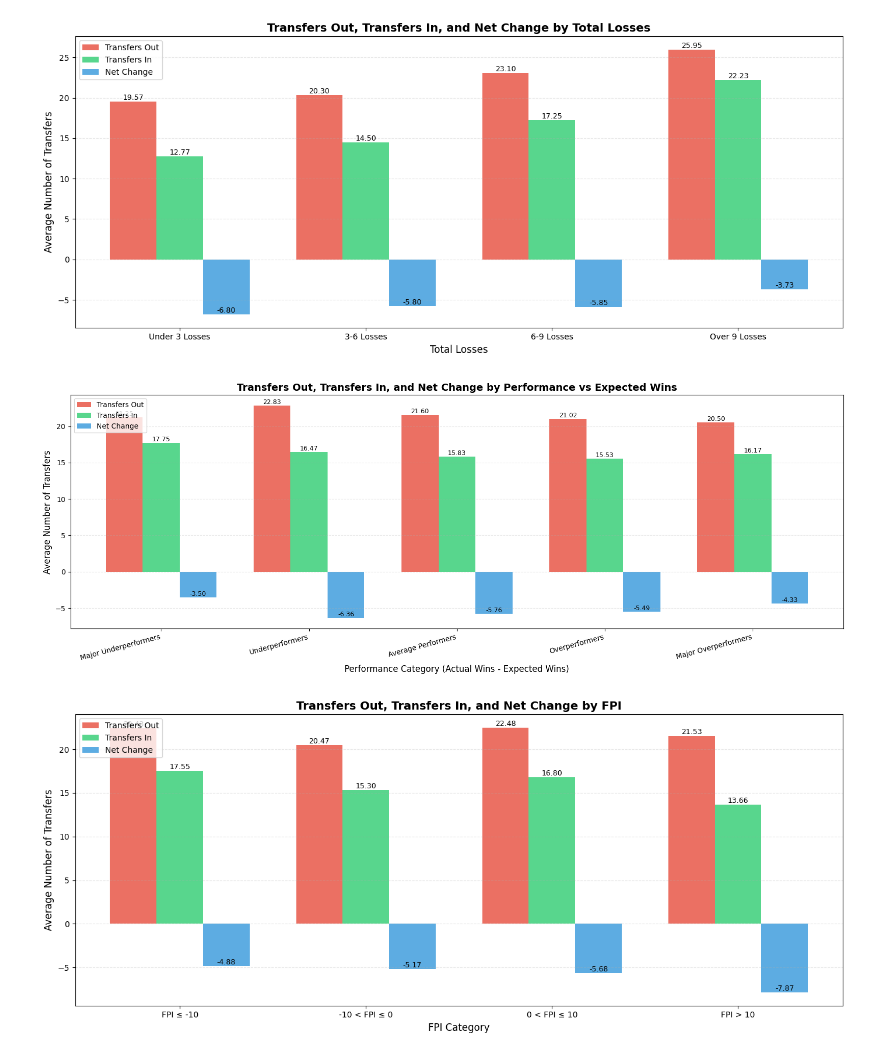
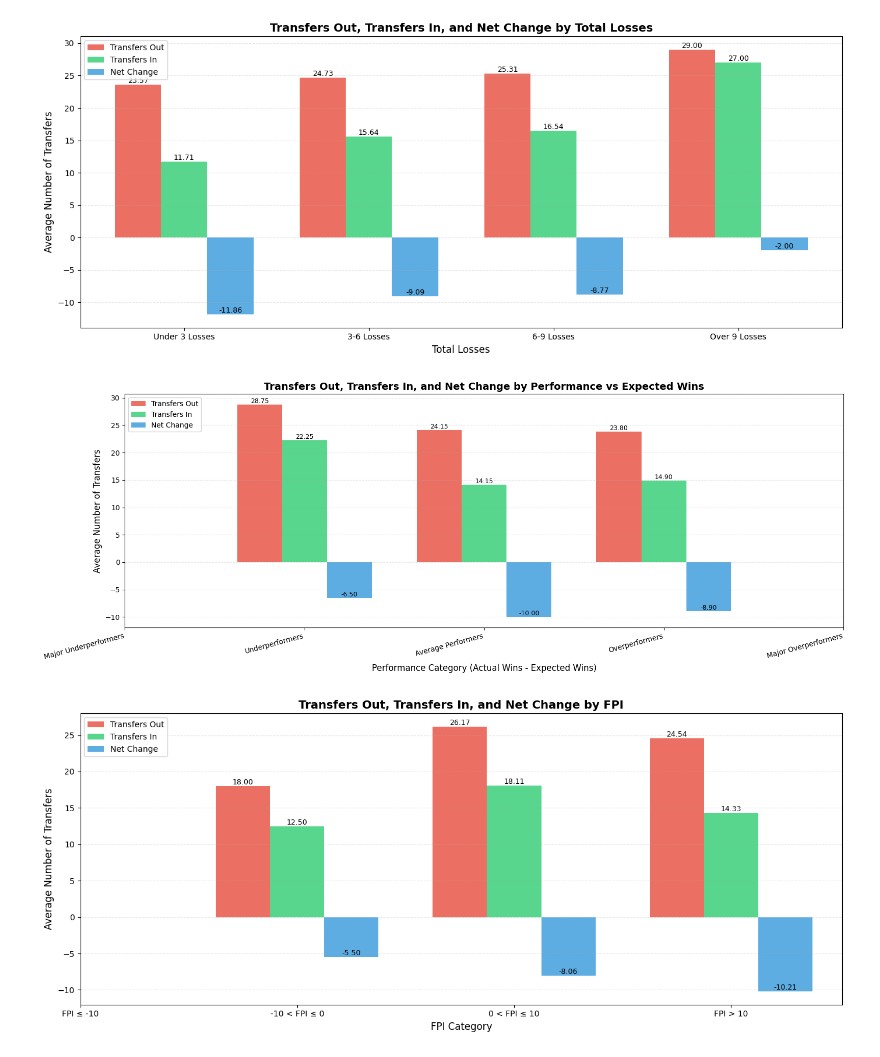
Before and after one commit to harrisonsrubin/eda_final_project, a Jupyter notebook: sec_visualizations.ipynb, the cells around one changed output. Saved outputs shown, nothing was run; the diff lists cells and outputs as text; code cells hidden in the pictures.

```diff
--- a/sec_visualizations.ipynb
+++ b/sec_visualizations.ipynb
@@ -75,6 +73,7 @@ plt.show()
 # %%
 # Visualize Transfers out, in and net change vs total losses in the years 2022-2024
 # Only FBS teams are included in this analysis
+# Only SEC teams are included in this analysis
 # Completed by Nathan Grey
 
 import pandas as pd
@@ -88,6 +87,9 @@ df_team_metadata = pd.read_csv('./data/processed/team_metadata.csv')
 
 # lets only look at Classification = fbs
 df_team_metadata = df_team_metadata[df_team_metadata['Classification'] == 'fbs']
+
+# lets only look at Conference = SEC
+df_team_metadata = df_team_metadata[df_team_metadata['Conference'] == 'SEC']
 
 # Split into four dataframes based on losses (Under 3, 3-6, 6-9, over 9)
 df_under_3 = df_team_metadata[df_team_metadata['Total Losses'] < 3]
@@ -149,10 +151,11 @@ ax.grid(axis='y', alpha=0.3, linestyle='--')
 plt.tight_layout()
 plt.show()
 # %% [output]
-[figure, old version]
+[figure, new version]
 # %%
 # Visualize Transfers out, in and net change vs difference between expected wins and actual wins in the years 2022-2024
 # Only FBS teams are included in this analysis
+# Only SEC teams are included in this analysis
 # Completed by Nathan Grey
 
 import pandas as pd
@@ -166,6 +169,9 @@ df_team_metadata = pd.read_csv('./data/processed/team_metadata.csv')
 
 # lets only look at Classification = fbs
 df_team_metadata = df_team_metadata[df_team_metadata['Classification'] == 'fbs']
+
+# lets only look at Conference = SEC
+df_team_metadata = df_team_metadata[df_team_metadata['Conference'] == 'SEC']
 
 # Calculate the difference between expected wins and actual wins for each team
 df_team_metadata['Wins_Difference'] = df_team_metadata['Total Wins'] - df_team_metadata['ExpectedWins']
@@ -244,10 +250,11 @@ ax.grid(axis='y', alpha=0.3, linestyle='--')
 plt.tight_layout()
 plt.show()
 # %% [output]
-[figure, old version]
+[figure, new version]
 # %%
 # Visualize Transfers out, in and net change vs fpi in the years 2022-2024
 # Only FBS teams are included in this analysis
+# Only SEC teams are included in this analysis
 # Completed by Nathan Grey
 
 import pandas as pd
@@ -261,6 +268,9 @@ df_team_metadata = pd.read_csv('./data/processed/team_metadata.csv')
 
 # lets only look at Classification = fbs
 df_team_metadata = df_team_metadata[df_team_metadata['Classification'] == 'fbs']
+
+# lets only look at Conference = SEC
+df_team_metadata = df_team_metadata[df_team_metadata['Conference'] == 'SEC']
 
 # Split into four data frames based on fpi
 # -10 or worse
@@ -302,34 +312,34 @@ width = 0.25
 
 # Create bars for each metric
 bars1 = ax.bar(x - width, [df_fpi_under_10_out, df_fpi_10_to_0_out, df_fpi_0_to_10_out, df_fpi_10_or_better_out], width, label='Transfers Out', color='#e74c3c', alpha=0.8)
 bars2 = ax.bar(x, [df_fpi_under_10_in, df_fpi_10_to_0_in, df_fpi_0_to_10_in, df_fpi_10_or_better_in], width, label='Transfers In', color='#2ecc71', alpha=0.8)
 bars3 = ax.bar(x + width, [df_fpi_under_10_net, df_fpi_10_to_0_net, df_fpi_0_to_10_net, df_fpi_10_or_better_net], width, label='Net Change', color='#3498db', alpha=0.8)
 
 # Add value labels on bars
 def add_value_labels(bars):
     for bar in bars:
         height = bar.get_height()
         ax.text(bar.get_x() + bar.get_width()/2., height,
                 f'{height:.2f}',
                 ha='center', va='bottom', fontsize=9)
 
 add_value_labels(bars1)
 add_value_labels(bars2)
 add_value_labels(bars3)
 
 # Customize the plot
 ax.set_xlabel('FPI Category', fontsize=12)
 ax.set_ylabel('Average Number of Transfers', fontsize=12)
 ax.set_title('Transfers Out, Transfers In, and Net Change by FPI', fontsize=14, fontweight='bold')
 ax.set_xticks(x)
 ax.set_xticklabels(categories)
 ax.legend(loc='upper left', fontsize=10)
 ax.grid(axis='y', alpha=0.3, linestyle='--')
 
 plt.tight_layout()
 plt.show()
 # %% [output]
-[figure, old version]
+[figure, new version]
 # %%
 # Visualize Transfers out, in and net change vs fpi difference in the years 2022-2024
 # Only FBS teams are included in this analysis
```
Also changed, not shown: parts of 3 cells of this notebook.
